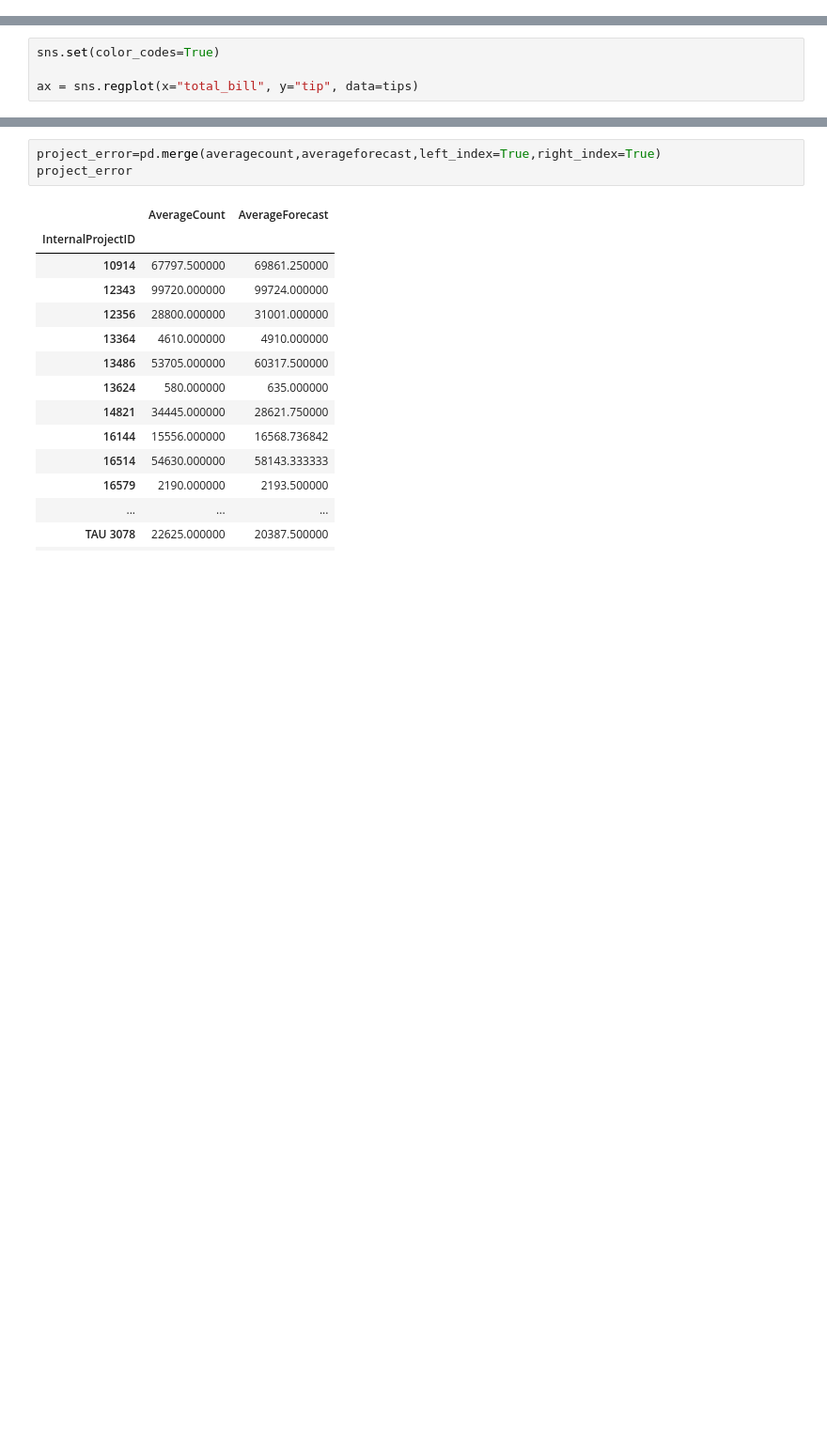
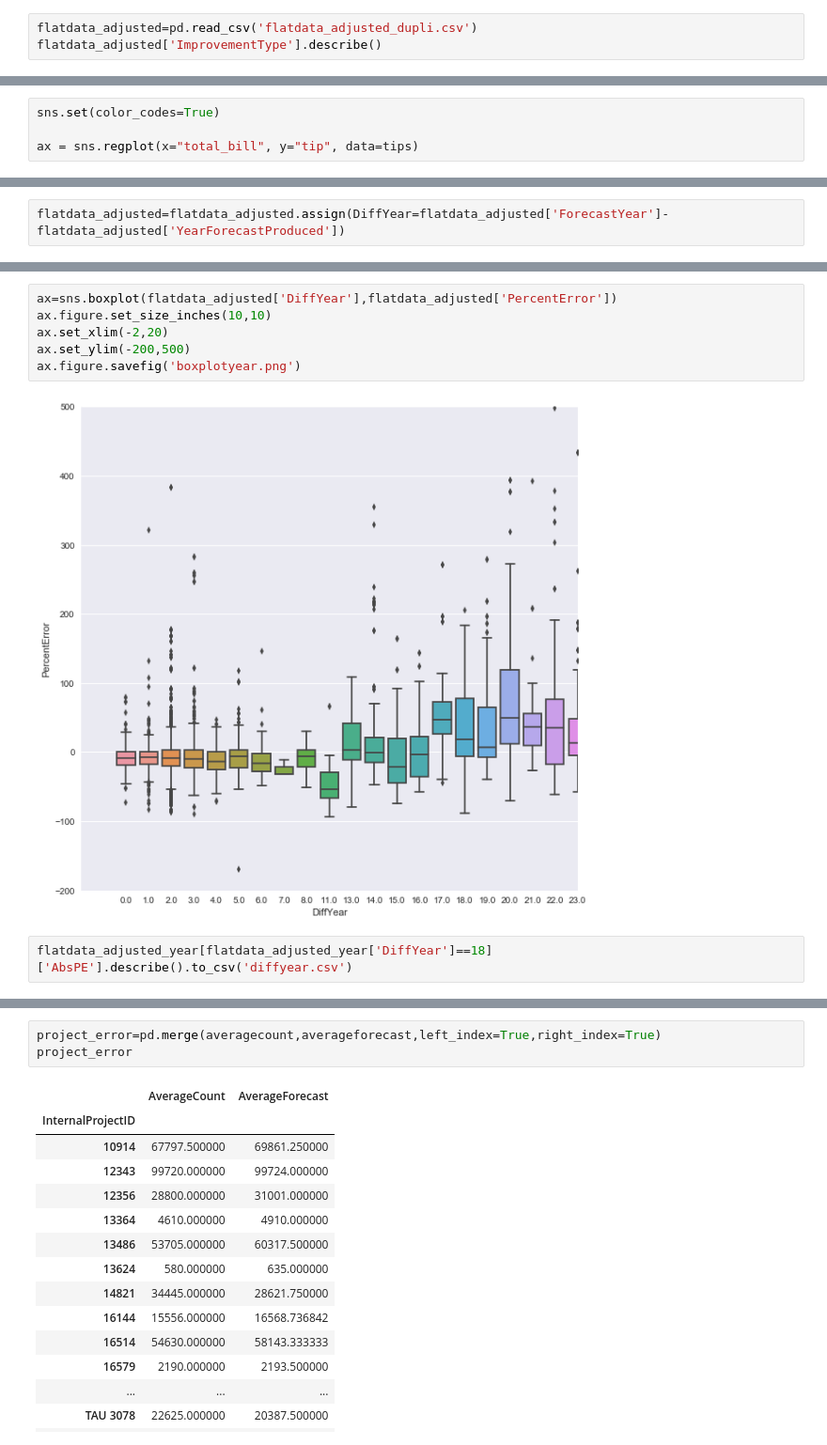
Before and after one commit to jawadmhoque/accuracy-assessment, a Jupyter notebook: Accuracy Algorithm.ipynb, the cells around one changed output, grey strips where cells are left out. Shown at 94% size. Drawn from its saved outputs; the diff is of its cells as text; blank space fills up the shorter version.

```diff
--- a/Accuracy Algorithm.ipynb
+++ b/Accuracy Algorithm.ipynb
@@ -547,0 +565,3 @@ flatdata_adjusted=flatdata_adjusted.drop_duplicates()
+# %%
+flatdata_adjusted=pd.read_csv('flatdata_adjusted_dupli.csv')
+flatdata_adjusted['ImprovementType'].describe()
@@ -577,0 +649,2 @@ pd.merge?
+# %%
+flatdata_adjusted=flatdata_adjusted.assign(DiffYear=flatdata_adjusted['ForecastYear']-flatdata_adjusted['YearForecastProduced'])
@@ -577,0 +677,10 @@ pd.merge?
+# %%
+ax=sns.boxplot(flatdata_adjusted['DiffYear'],flatdata_adjusted['PercentError'])
+ax.figure.set_size_inches(10,10)
+ax.set_xlim(-2,20)
+ax.set_ylim(-200,500)
+ax.figure.savefig('boxplotyear.png')
+# %% [output]
+[figure, added]
+# %%
+flatdata_adjusted_year[flatdata_adjusted_year['DiffYear']==18]['AbsPE'].describe().to_csv('diffyear.csv')
```
Also changed, not shown: parts of 69 cells of this notebook, 16 other files.
